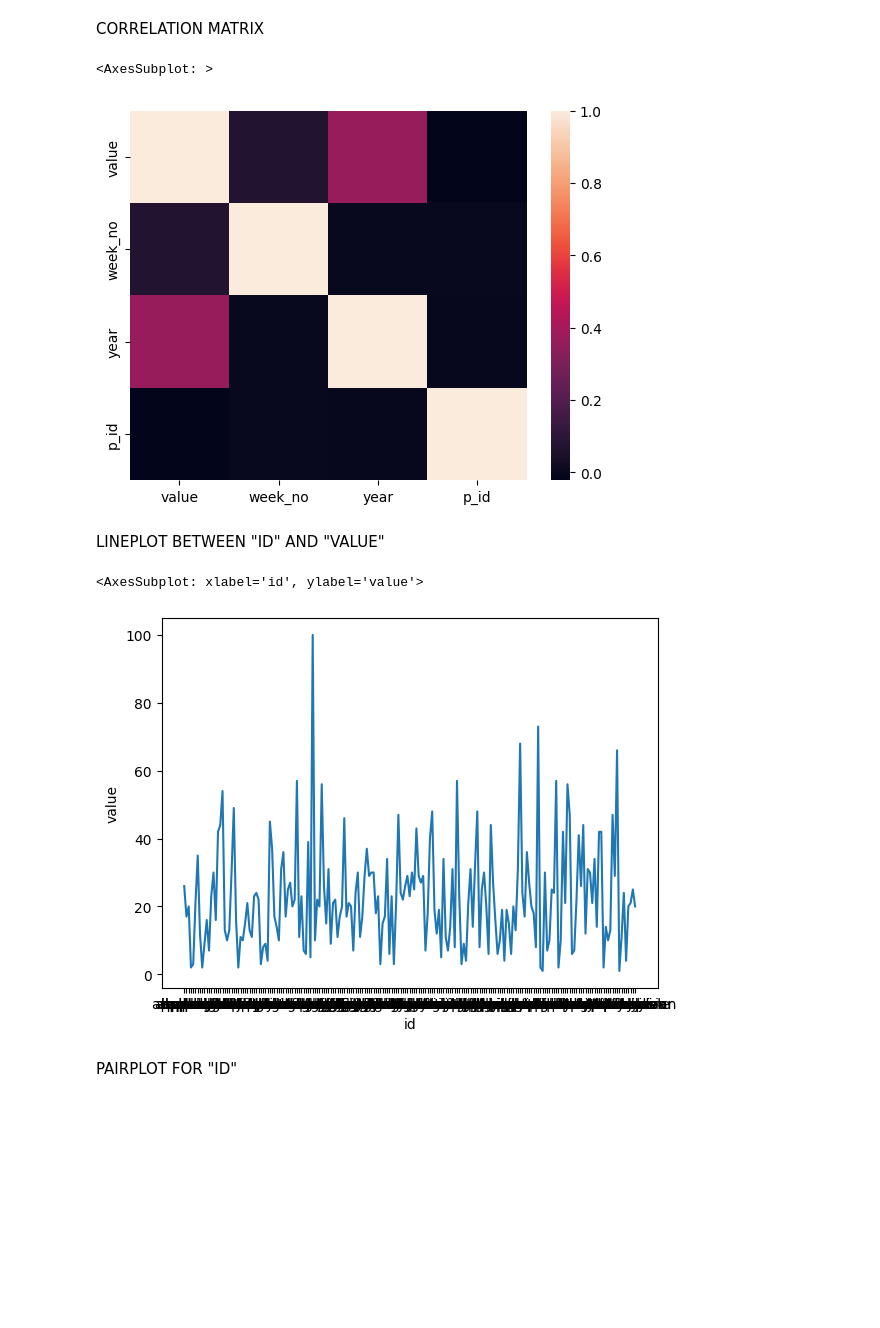
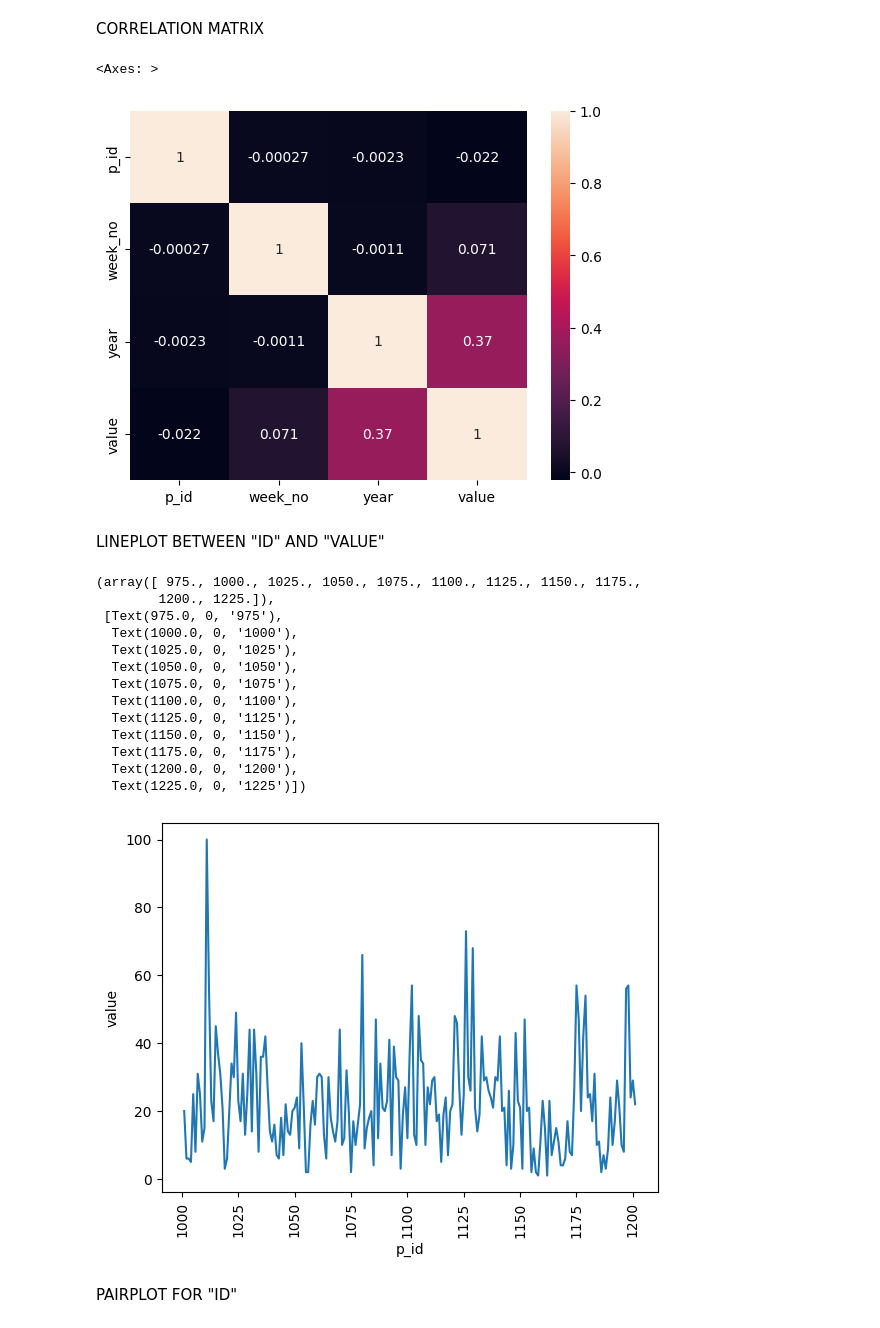
Before and after one commit to Piyushoberoy/SEASONAL_SALE_PREDICTION, a Jupyter notebook: TEST.ipynb, the cells around one changed output. Saved outputs shown, nothing was run; the diff lists cells and outputs as text; code cells hidden in the pictures; blank space fills up the shorter version.

```diff
--- a/TEST.ipynb
+++ b/TEST.ipynb
@@ -38,12 +39,3 @@ file.head(20)
 | 19 | frozen-yogurt | 2004-20 | 20 |
 # %% [markdown]
 PREPROCESSING
-# %%
-for i, item in enumerate(file["week_id"]):
-    file.loc[i,["week_no"]]=int(item[5:])
-    file.loc[i,["year"]]=int(item[:4])
-
-for i, item in enumerate(file["id"]):
-    file.loc[i, ["id"]] = item.replace("-"," ")
-
-file.head(10)
@@ -62,9 +42,6 @@ file.head(10)
-# %%
-temp = {}
-for i, item in enumerate(pd.unique(file["id"]), 1001):
-    temp[item] = i
-
-for i, item in enumerate(file["id"]):
-    for a in temp:
-        if a==item:
-            file.loc[i,["p_id"]]=temp[a]
+# %%
+file['week_no'] = file['week_id'].str.split('-').str[1].astype(int)
+file['year'] = file['week_id'].str.split('-').str[0].astype(int)
+
+file['id'] = file['id'].str.replace('-', ' ')
+file.head(5)
@@ -70,0 +55,3 @@ for i, item in enumerate(file["id"]):
+# %%
+file['p_id'] = pd.factorize(file['id'])[0] + 1001
+file
@@ -91,17 +112,30 @@ DATA ANALYSATION
 # %% [markdown]
 CORRELATION MATRIX
 # %%
-sb.heatmap(file.corr())
+sb.heatmap(modfile.corr(), annot=True)
 # %% [output]
-<AxesSubplot: >
+<Axes: >
-[figure, old version]
+[figure, new version]
 # %% [markdown]
 LINEPLOT BETWEEN "ID" AND "VALUE"
 # %%
-sb.lineplot(x="id", y="value", data=category)
+sb.lineplot(x="p_id", y="value", data=category)
+mpl.xticks(rotation = 90)
 # %% [output]
-<AxesSubplot: xlabel='id', ylabel='value'>
+(array([ 975., 1000., 1025., 1050., 1075., 1100., 1125., 1150., 1175.,
+        1200., 1225.]),
+ [Text(975.0, 0, '975'),
+  Text(1000.0, 0, '1000'),
+  Text(1025.0, 0, '1025'),
+  Text(1050.0, 0, '1050'),
+  Text(1075.0, 0, '1075'),
+  Text(1100.0, 0, '1100'),
+  Text(1125.0, 0, '1125'),
+  Text(1150.0, 0, '1150'),
+  Text(1175.0, 0, '1175'),
+  Text(1200.0, 0, '1200'),
+  Text(1225.0, 0, '1225')])
-[figure, old version]
+[figure, new version]
 # %% [markdown]
 PAIRPLOT FOR "ID"
 # %%
```
Also changed, not shown: parts of 17 cells of this notebook, 4 other files.
